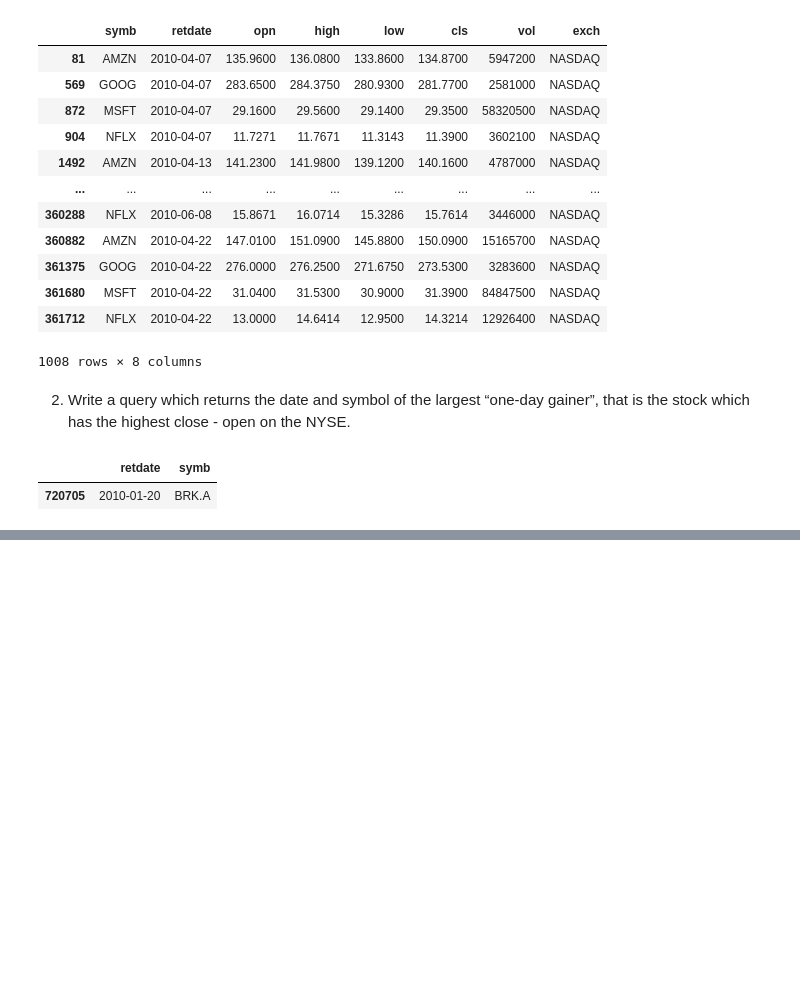
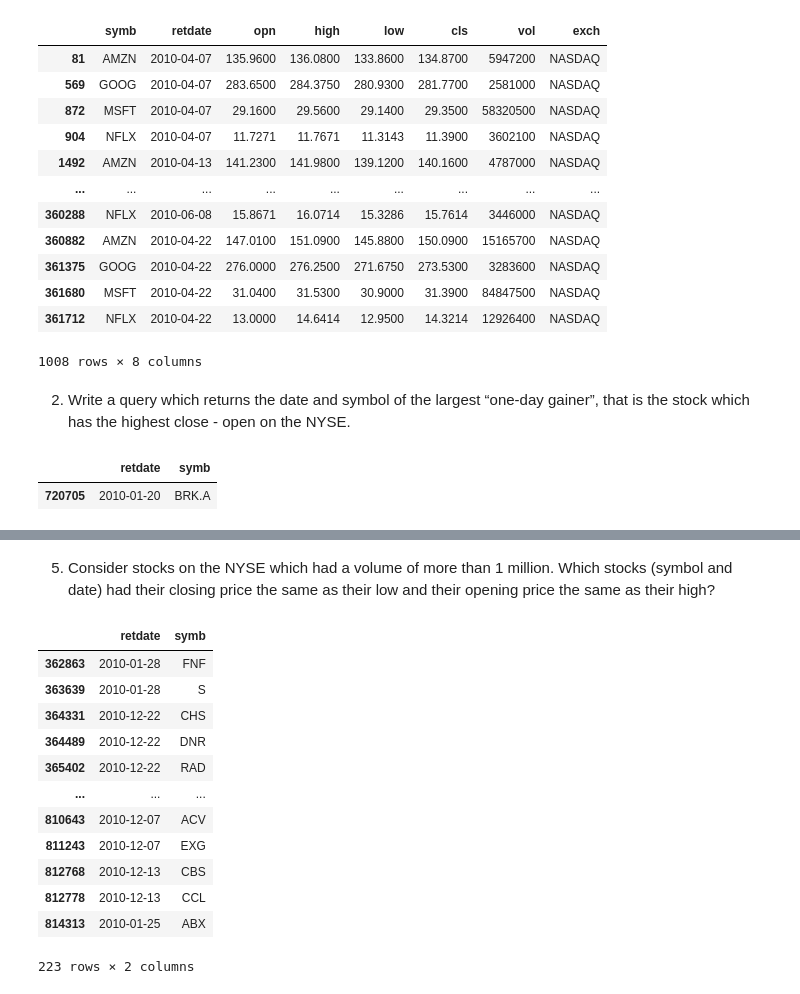
Before and after one commit to anitarestrepo16/databases_class_pandas, a Jupyter notebook: HW1.ipynb, the cells around one changed output, grey strips where cells are left out. Cells and saved outputs as stored; diff of their text form; code cells hidden in the pictures; blank space fills up the shorter version.

```diff
--- a/HW1.ipynb
+++ b/HW1.ipynb
@@ -117,0 +157,21 @@ df2010.loc[(df2010.loc[:, 'exch'] == 'NYSE'), :].assign(diff = df2010.loc[:, 'cl
+# %% [markdown]
+5. Consider stocks on the NYSE which had a volume of more than 1 million. Which stocks (symbol and date) had their closing price the same as their low and their opening price the same as their high?
+# %%
+df2010.loc[(df2010.loc[:, 'exch'] == 'NYSE') &\
+            (df2010.loc[:, 'vol'] > 1000000) &\
+                  (df2010.loc[:, 'cls'] == df2010.loc[:, 'low']) &\
+                      (df2010.loc[:, 'opn'] == df2010.loc[:, 'high']), ['retdate', 'symb']]
+# %% [output]
+|  | retdate | symb |
+| 362863 | 2010-01-28 | FNF |
+| 363639 | 2010-01-28 | S |
+| 364331 | 2010-12-22 | CHS |
+| 364489 | 2010-12-22 | DNR |
+| 365402 | 2010-12-22 | RAD |
+| ... | ... | ... |
+| 810643 | 2010-12-07 | ACV |
+| 811243 | 2010-12-07 | EXG |
+| 812768 | 2010-12-13 | CBS |
+| 812778 | 2010-12-13 | CCL |
+| 814313 | 2010-01-25 | ABX |
+223 rows × 2 columns
```
Also changed, not shown: parts of 24 cells of this notebook.
